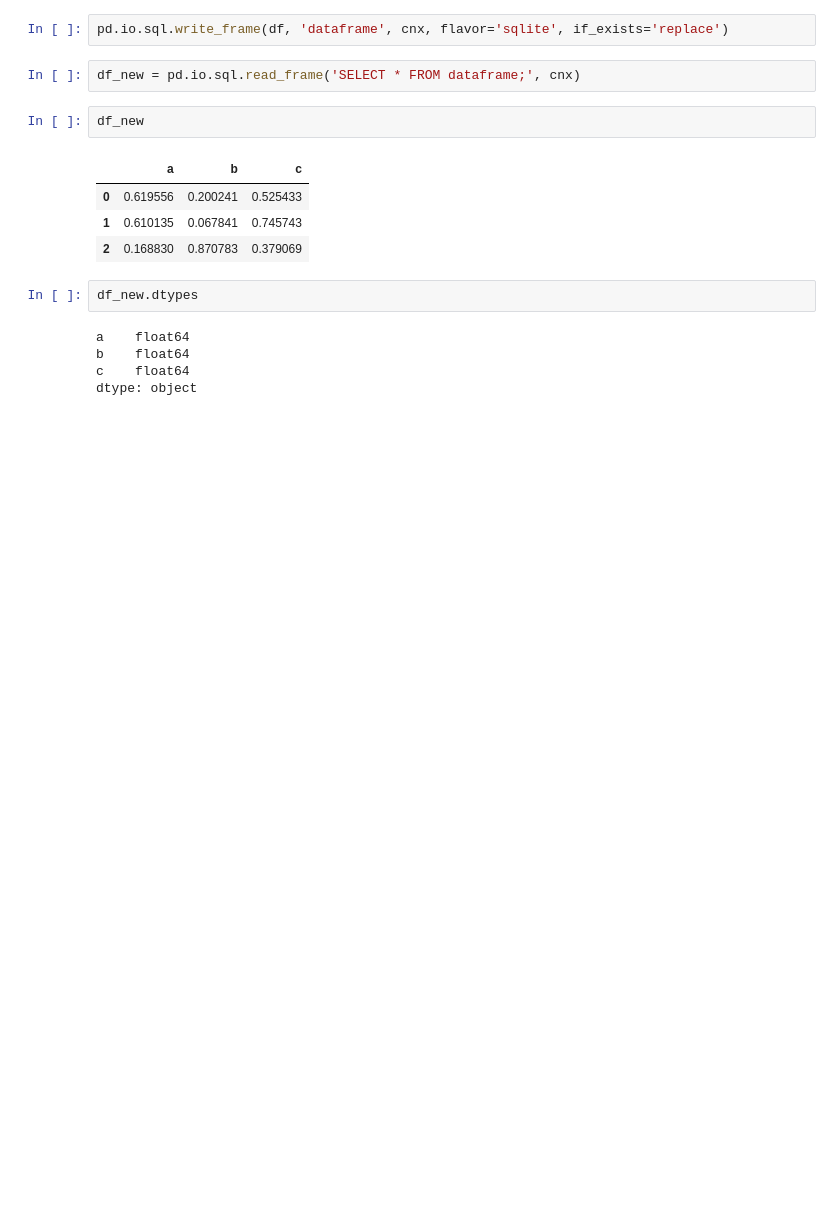
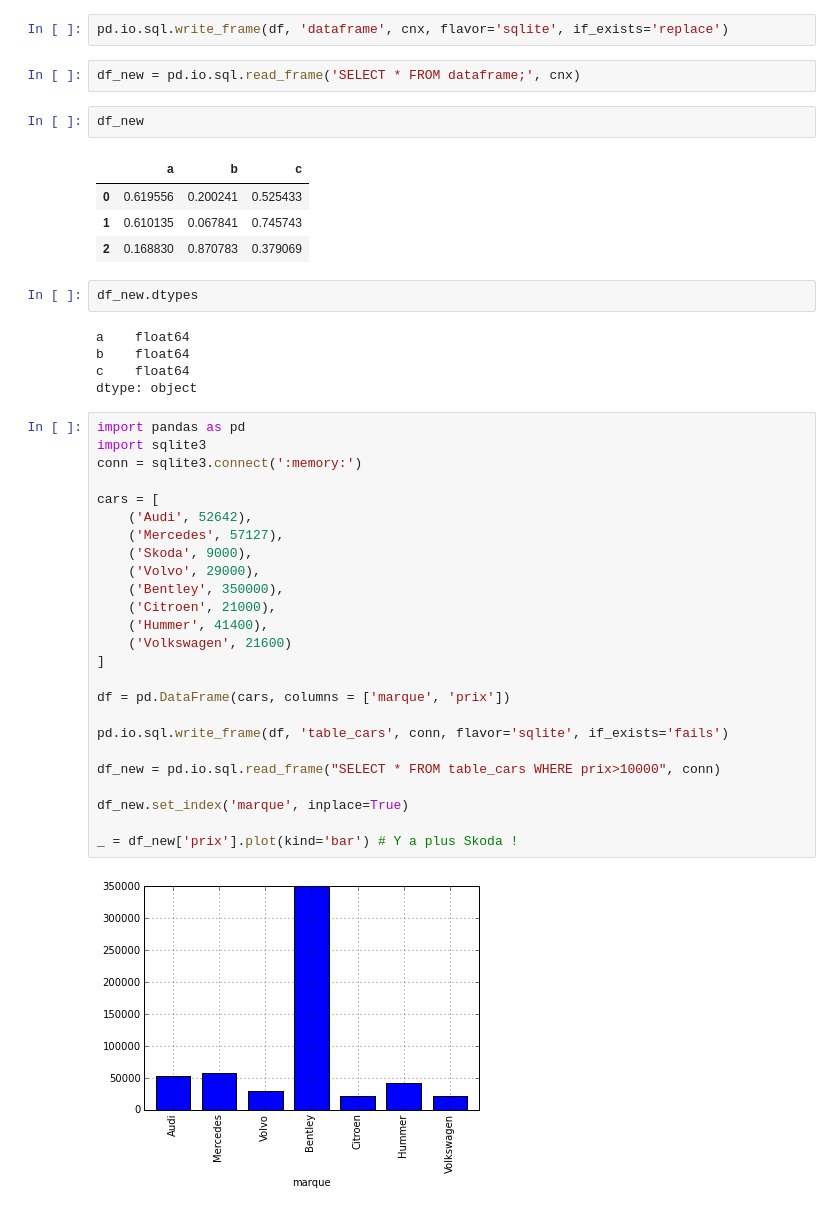
Before and after one commit to gcode-mirror/openphysic, a Jupyter notebook: trunk/python/numeric/pandas/database/df2db.ipynb, the cells around one changed output. Cells and saved outputs as stored; diff of their text form; blank space fills up the shorter version.

```diff
--- a/trunk/python/numeric/pandas/database/df2db.ipynb
+++ b/trunk/python/numeric/pandas/database/df2db.ipynb
@@ -54,3 +54,30 @@ a    float64
 b    float64
 c    float64
 dtype: object
+# %%
+import pandas as pd
+import sqlite3
+conn = sqlite3.connect(':memory:')
+
+cars = [
+    ('Audi', 52642),
+    ('Mercedes', 57127),
+    ('Skoda', 9000),
+    ('Volvo', 29000),
+    ('Bentley', 350000),
+    ('Citroen', 21000),
+    ('Hummer', 41400),
+    ('Volkswagen', 21600)
+]
+
+df = pd.DataFrame(cars, columns = ['marque', 'prix'])
+
+pd.io.sql.write_frame(df, 'table_cars', conn, flavor='sqlite', if_exists='fails')
+
+df_new = pd.io.sql.read_frame("SELECT * FROM table_cars WHERE prix>10000", conn)
+
+df_new.set_index('marque', inplace=True)
+
+_ = df_new['prix'].plot(kind='bar') # Y a plus Skoda !
+# %% [output]
+[figure, added]
```
Also changed, not shown: parts of 1 cell of this notebook.
